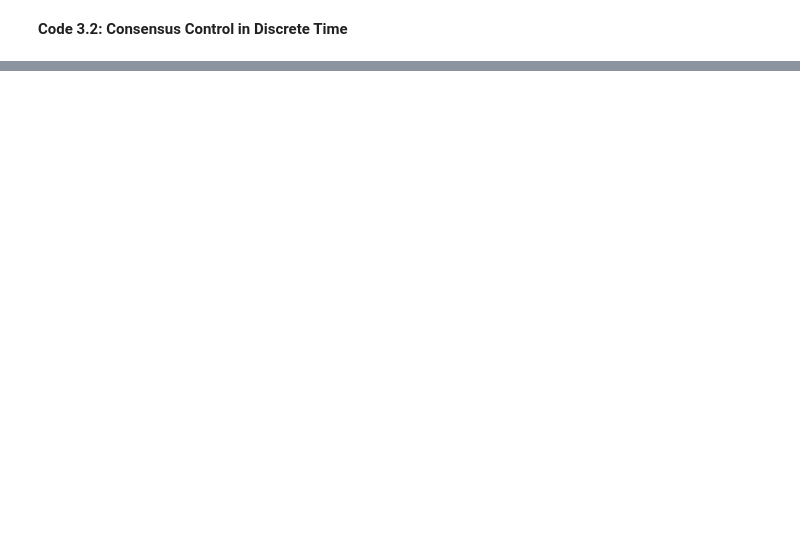
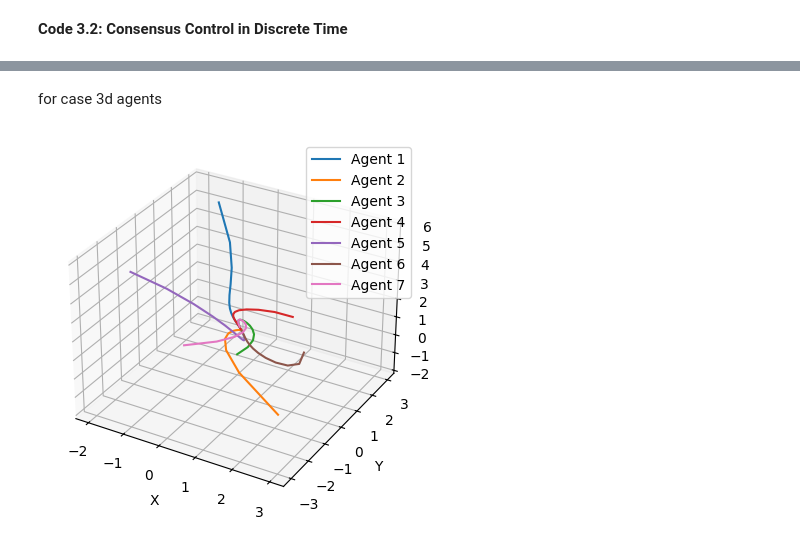
Before and after one commit to AhmedSoliman3/Control-of-Multi-agent-Systems, a Jupyter notebook: ch 3 Consensus Control/3-2 Consensus Control in Discrete Time.ipynb, the cells around one changed output, grey strips where cells are left out. Drawn from its saved outputs; the diff is of its cells as text; code cells hidden in the pictures; blank space fills up the shorter version.

```diff
--- a/ch 3 Consensus Control/3-2 Consensus Control in Discrete Time.ipynb
+++ b/ch 3 Consensus Control/3-2 Consensus Control in Discrete Time.ipynb
@@ -49,0 +50,53 @@ plt.show()
+# %% [markdown]
+for case 3d agents
+# %%
+import numpy as np
+import matplotlib.pyplot as plt
+
+def MAS(x, N, e):
+    x_next = np.zeros_like(x)
+    u = np.zeros_like(x)
+
+    # Definition of agent i
+    for i in range(len(N)):
+        # Computation of the control input of agent i
+        dif = []
+
+        for j in N[i]:
+            dif.append(x[j] - x[i])
+
+        u[i] = e * np.sum(dif, axis=0)
+
+        # Dynamics of agent i
+        x_next[i] = x[i] + u[i]
+
+    return x_next
+
+N = [[2], [3, 5], [4], [1, 2], [6], [2], [4, 3]]
+e = 0.2
+x0 = np.array([[-1, 2, 6], [3, -3, 1], [0, 1, -1], [2, 0, 3], [-2, -1, 4], [1, 3, -2], [0, -2, 2]])
+K = np.arange(0, 21, 1)
+
+N.insert(0, [])
+x0 = np.vstack((np.zeros((1, 3)), x0))
+X = []
+xk = x0
+for k in K:
+    x_next = MAS(xk, N, e)
+    X.append(xk)
+    xk = x_next
+
+X = np.array(X)
+
+fig = plt.figure()
+ax = fig.add_subplot(111, projection='3d')
+for i in range(1, len(x0)):
+    ax.plot(X[:, i, 0], X[:, i, 1], X[:, i, 2], label=f'Agent {i}')
+
+ax.set_xlabel('X')
+ax.set_ylabel('Y')
+ax.set_zlabel('Z')
+ax.legend()
+plt.show()
+# %% [output]
+[figure, added]
```
Also changed, not shown: parts of 3 cells of this notebook, 1 other file.
